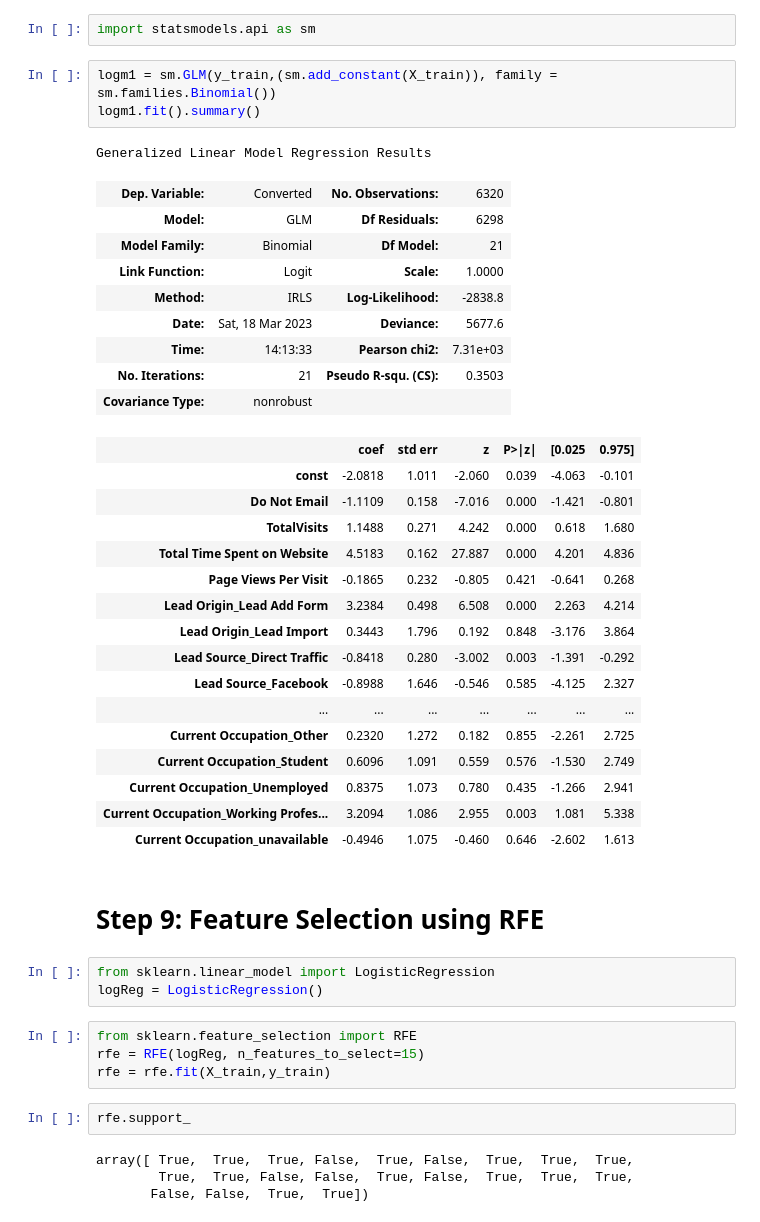
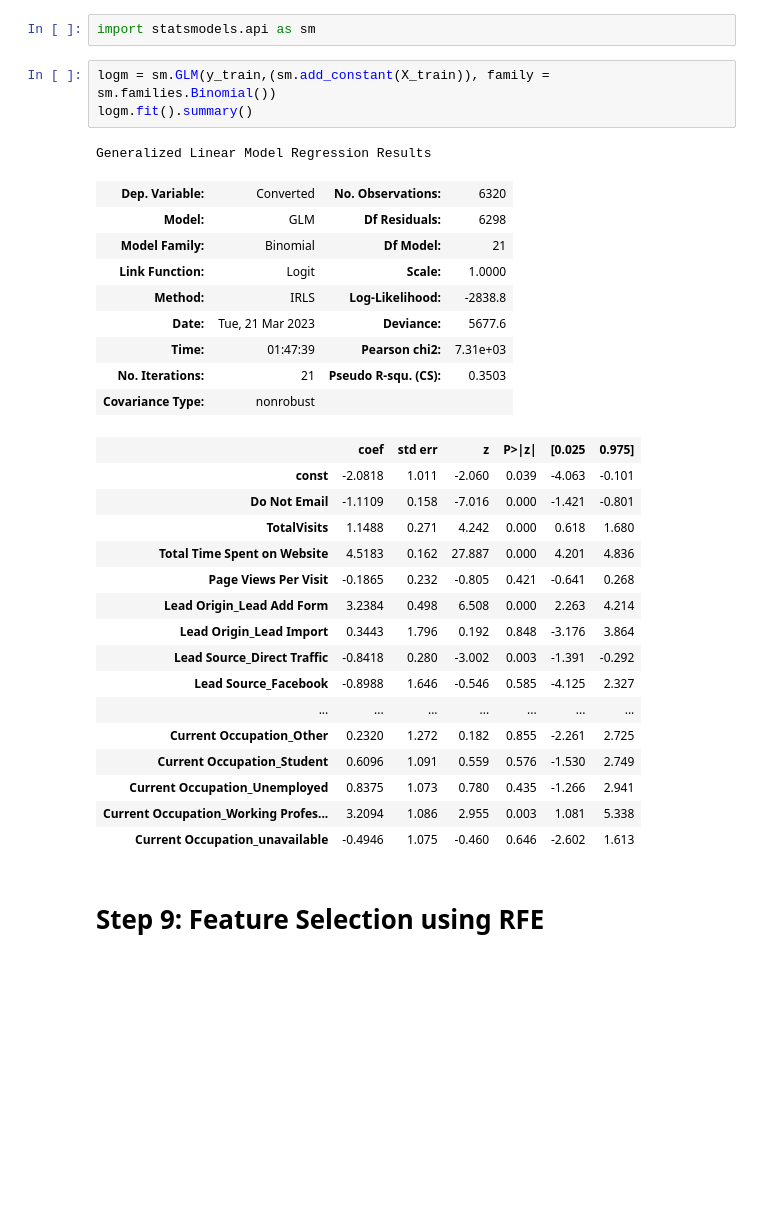
Before and after one commit to ManishDhawal/Lead_Score_Case_Study, a Jupyter notebook: Lead+Scoring+Case+Study.ipynb, the cells around one changed output. Cells and saved outputs as stored; diff of their text form; blank space fills up the shorter version.

```diff
--- a/Lead+Scoring+Case+Study.ipynb
+++ b/Lead+Scoring+Case+Study.ipynb
@@ -942,17 +942,17 @@ plt.show()
 # %%
 import statsmodels.api as sm
 # %%
-logm1 = sm.GLM(y_train,(sm.add_constant(X_train)), family = sm.families.Binomial())
-logm1.fit().summary()
+logm = sm.GLM(y_train,(sm.add_constant(X_train)), family = sm.families.Binomial())
+logm.fit().summary()
 # %% [output]
 Generalized Linear Model Regression Results
 | Dep. Variable: | Converted | No. Observations: | 6320 |
 | Model: | GLM | Df Residuals: | 6298 |
 | Model Family: | Binomial | Df Model: | 21 |
 | Link Function: | Logit | Scale: | 1.0000 |
 | Method: | IRLS | Log-Likelihood: | -2838.8 |
-| Date: | Sat, 18 Mar 2023 | Deviance: | 5677.6 |
-| Time: | 14:13:33 | Pearson chi2: | 7.31e+03 |
+| Date: | Tue, 21 Mar 2023 | Deviance: | 5677.6 |
+| Time: | 01:47:39 | Pearson chi2: | 7.31e+03 |
 | No. Iterations: | 21 | Pseudo R-squ. (CS): | 0.3503 |
 | Covariance Type: | nonrobust |  |  |
 |  | coef | std err | z | P>|z| | [0.025 | 0.975] |
@@ -973,16 +973,3 @@ Generalized Linear Model Regression Results
 | Current Occupation_unavailable | -0.4946 | 1.075 | -0.460 | 0.646 | -2.602 | 1.613 |
 # %% [markdown]
 # Step 9: Feature Selection using RFE
-# %%
-from sklearn.linear_model import LogisticRegression
-logReg = LogisticRegression()
-# %%
-from sklearn.feature_selection import RFE
-rfe = RFE(logReg, n_features_to_select=15)
-rfe = rfe.fit(X_train,y_train)
-# %%
-rfe.support_
-# %% [output]
-array([ True,  True,  True, False,  True, False,  True,  True,  True,
-        True,  True, False, False,  True, False,  True,  True,  True,
-       False, False,  True,  True])
```
Also changed, not shown: parts of 253 cells of this notebook.
